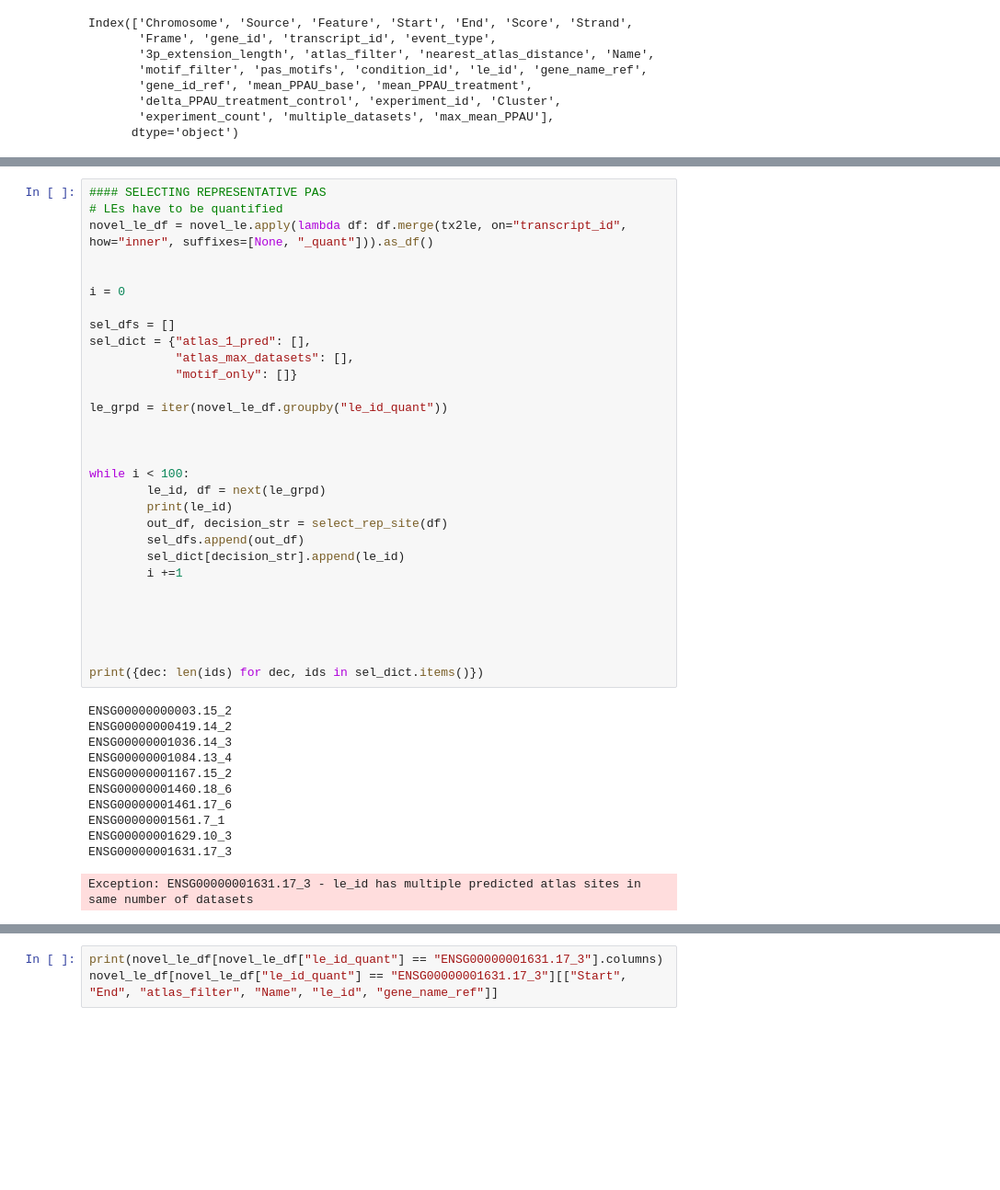
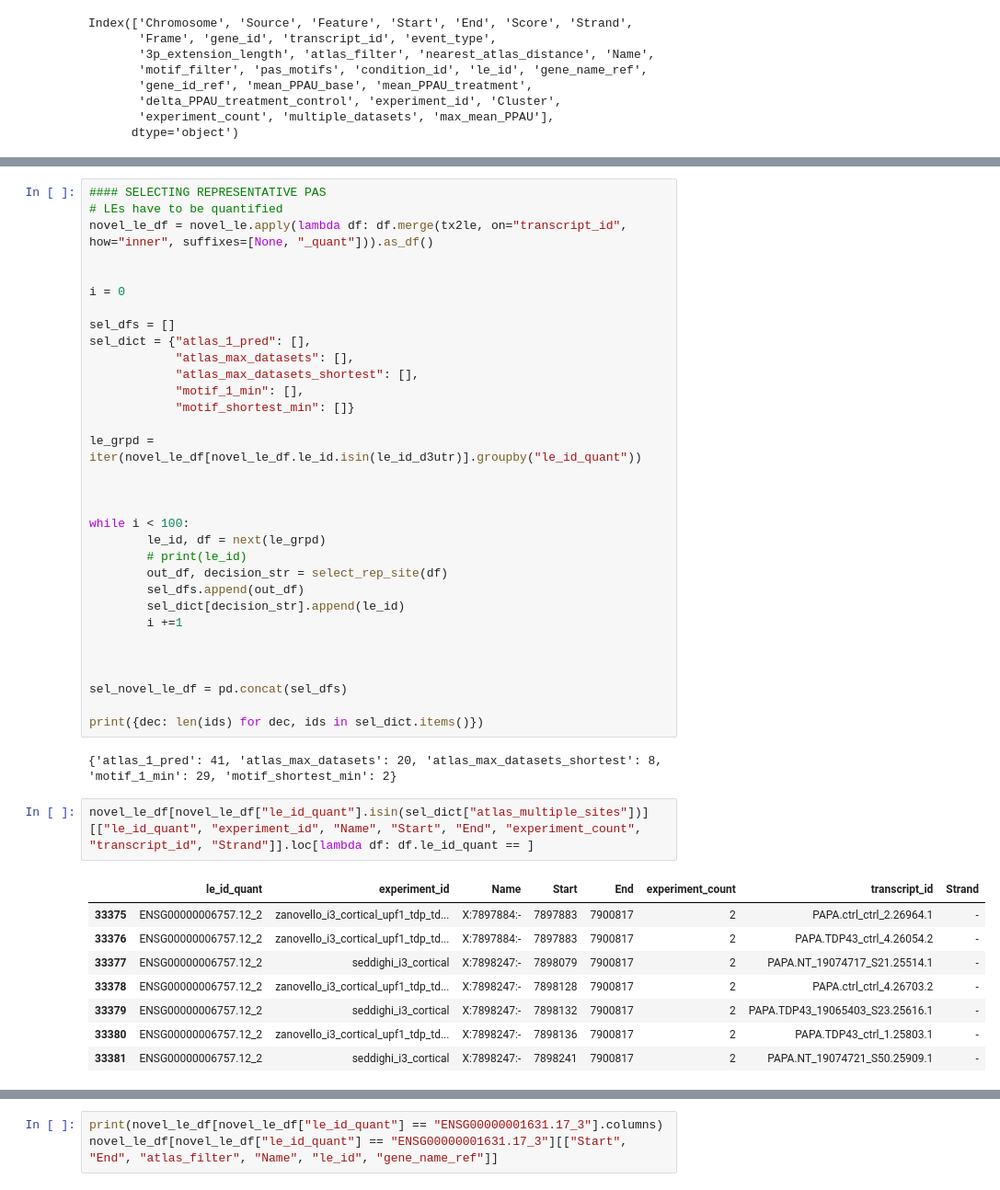
Before and after one commit to frattalab/tdp43-apa, a Jupyter notebook: motifs/notebooks/define_iclip_regions.ipynb, the cells around one changed output, grey strips where cells are left out. Shown: that part at 92% size. Saved outputs shown, nothing was run; the diff lists cells and outputs as text; blank space fills up the shorter version.

```diff
--- a/motifs/notebooks/define_iclip_regions.ipynb
+++ b/motifs/notebooks/define_iclip_regions.ipynb
@@ -174,15 +218,17 @@ i = 0
 sel_dfs = []
 sel_dict = {"atlas_1_pred": [],
             "atlas_max_datasets": [],
-            "motif_only": []}
+            "atlas_max_datasets_shortest": [],
+            "motif_1_min": [],
+            "motif_shortest_min": []}
 
-le_grpd = iter(novel_le_df.groupby("le_id_quant"))
+le_grpd = iter(novel_le_df[novel_le_df.le_id.isin(le_id_d3utr)].groupby("le_id_quant"))
 
 
 
 while i < 100:
         le_id, df = next(le_grpd)
-        print(le_id)
+        # print(le_id)
         out_df, decision_str = select_rep_site(df)
         sel_dfs.append(out_df)
         sel_dict[decision_str].append(le_id)
@@ -190,18 +236,19 @@ while i < 100:
 
 
 
-
+sel_novel_le_df = pd.concat(sel_dfs)
 
 print({dec: len(ids) for dec, ids in sel_dict.items()})
 # %% [output]
-ENSG00000000003.15_2
-ENSG00000000419.14_2
-ENSG00000001036.14_3
-ENSG00000001084.13_4
-ENSG00000001167.15_2
-ENSG00000001460.18_6
-ENSG00000001461.17_6
-ENSG00000001561.7_1
-ENSG00000001629.10_3
-ENSG00000001631.17_3
+{'atlas_1_pred': 41, 'atlas_max_datasets': 20, 'atlas_max_datasets_shortest': 8, 'motif_1_min': 29, 'motif_shortest_min': 2}
-Exception: ENSG00000001631.17_3 - le_id has multiple predicted atlas sites in same number of datasets
+# %%
+novel_le_df[novel_le_df["le_id_quant"].isin(sel_dict["atlas_multiple_sites"])][["le_id_quant", "experiment_id", "Name", "Start", "End", "experiment_count", "transcript_id", "Strand"]].loc[lambda df: df.le_id_quant == ]
+# %% [output]
+|  | le_id_quant | experiment_id | Name | Start | End | experiment_count | transcript_id | Strand |
+| 33375 | ENSG00000006757.12_2 | zanovello_i3_cortical_upf1_tdp_td... | X:7897884:- | 7897883 | 7900817 | 2 | PAPA.ctrl_ctrl_2.26964.1 | - |
+| 33376 | ENSG00000006757.12_2 | zanovello_i3_cortical_upf1_tdp_td... | X:7897884:- | 7897883 | 7900817 | 2 | PAPA.TDP43_ctrl_4.26054.2 | - |
+| 33377 | ENSG00000006757.12_2 | seddighi_i3_cortical | X:7898247:- | 7898079 | 7900817 | 2 | PAPA.NT_19074717_S21.25514.1 | - |
+| 33378 | ENSG00000006757.12_2 | zanovello_i3_cortical_upf1_tdp_td... | X:7898247:- | 7898128 | 7900817 | 2 | PAPA.ctrl_ctrl_4.26703.2 | - |
+| 33379 | ENSG00000006757.12_2 | seddighi_i3_cortical | X:7898247:- | 7898132 | 7900817 | 2 | PAPA.TDP43_19065403_S23.25616.1 | - |
+| 33380 | ENSG00000006757.12_2 | zanovello_i3_cortical_upf1_tdp_td... | X:7898247:- | 7898136 | 7900817 | 2 | PAPA.TDP43_ctrl_1.25803.1 | - |
+| 33381 | ENSG00000006757.12_2 | seddighi_i3_cortical | X:7898247:- | 7898241 | 7900817 | 2 | PAPA.NT_19074721_S50.25909.1 | - |
```
Also changed, not shown: parts of 5 cells of this notebook.
